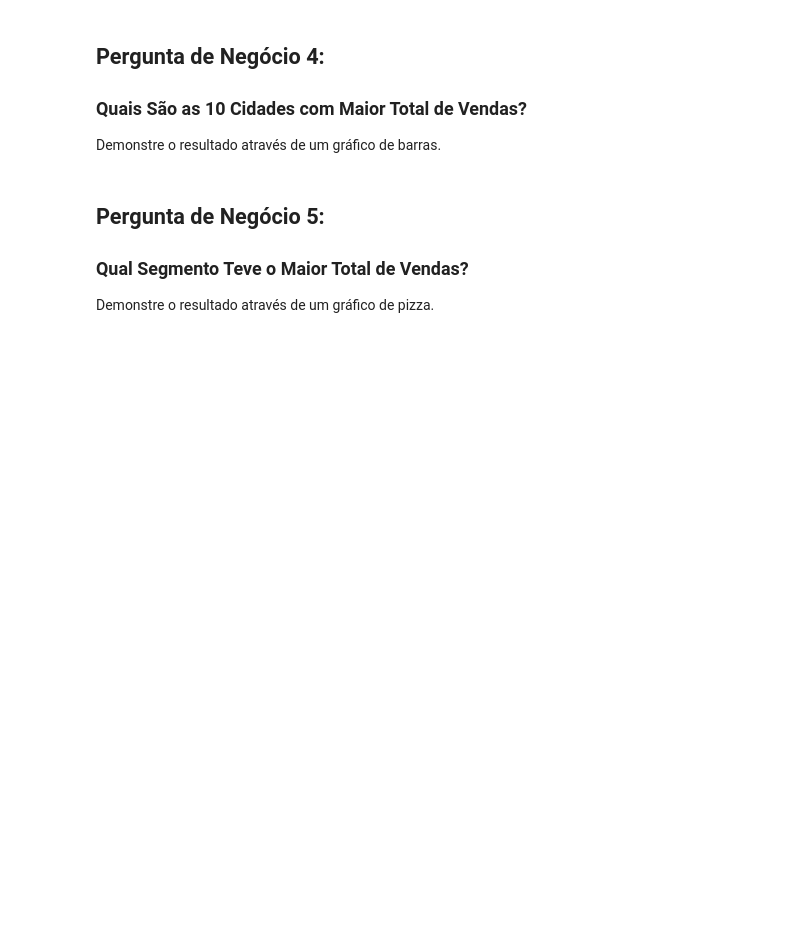
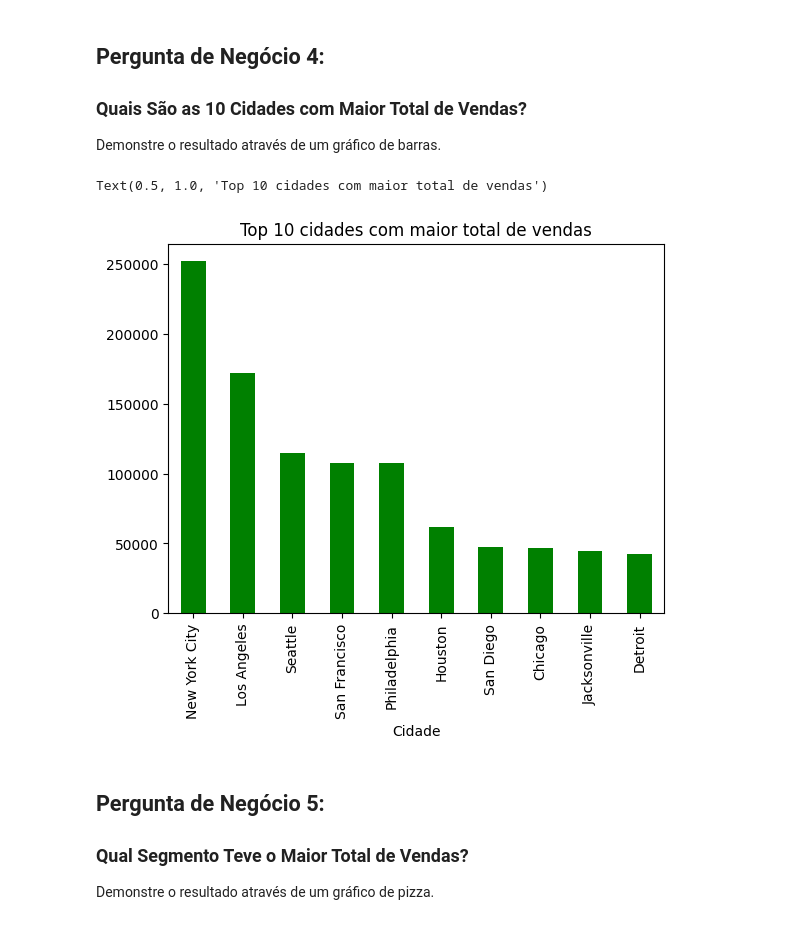
Before and after one commit to lucasqueiros/dsa, a Jupyter notebook: Cap13 - Projeto 2/Projeto2-Perguntas.ipynb, the cells around one changed output. Drawn from its saved outputs; the diff is of its cells as text; code cells hidden in the pictures; blank space fills up the shorter version.

```diff
--- a/Cap13 - Projeto 2/Projeto2-Perguntas.ipynb
+++ b/Cap13 - Projeto 2/Projeto2-Perguntas.ipynb
@@ -141,6 +197,12 @@ Demonstre o resultado através de um gráfico de barras.
 ### Quais São as 10 Cidades com Maior Total de Vendas?
 
 Demonstre o resultado através de um gráfico de barras.
+# %%
+df4 = df_dsa.groupby('Cidade')['Valor_Venda'].sum().sort_values(ascending=False).head(10).plot.bar(x = 'Cidade', y =  'Valor_Venda', color='green')
+plt.title('Top 10 cidades com maior total de vendas')
+# %% [output]
+Text(0.5, 1.0, 'Top 10 cidades com maior total de vendas')
+[figure, added]
 # %% [markdown]
 ## Pergunta de Negócio 5:
 
```
Also changed, not shown: parts of 9 cells of this notebook.
